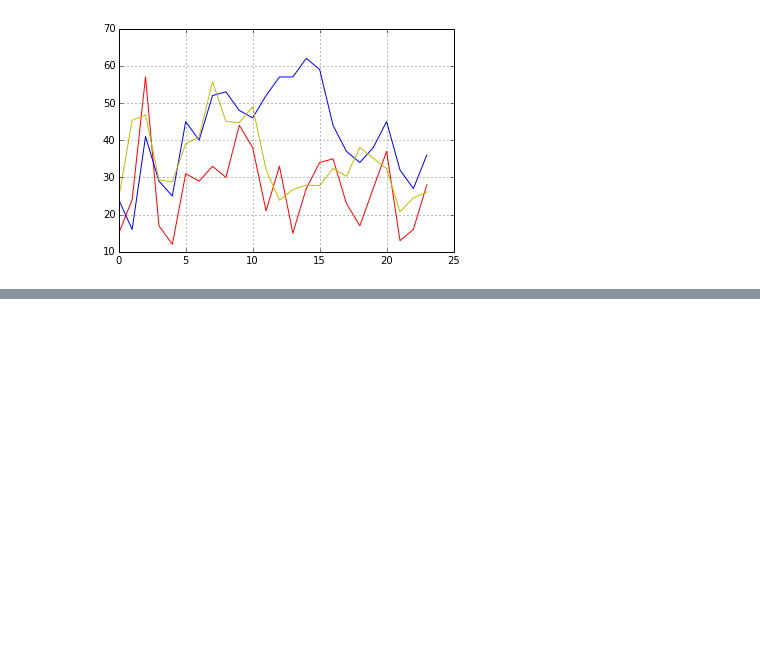
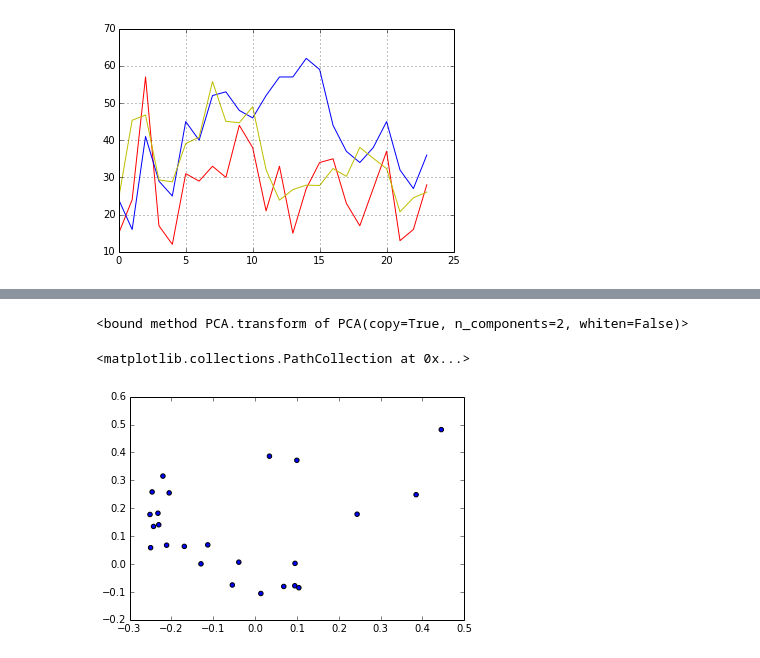
Before and after one commit to grepJimmyGu/capstone, a Jupyter notebook: Project.ipynb, the cells around one changed output, grey strips where cells are left out. Drawn from its saved outputs; the diff is of its cells as text; code cells hidden in the pictures; blank space fills up the shorter version.

```diff
--- a/Project.ipynb
+++ b/Project.ipynb
@@ -111,0 +118,15 @@ Time_score['0x10c'].plot(kind = 'line', color = 'Y')
+# %%
+import numpy as np
+from sklearn.decomposition import PCA
+pca = PCA(n_components=2)
+# np.array(Time_count.T.columns())
+Time_count = Time_count.drop('Time', axis = 1)
+pca.fit(np.array(Time_count.T))
+pca.explained_variance_ratio_
+# print pca.components_[0]
+print pca.transform
+plt.scatter(pca.components_[0], pca.components_[1])
+# %% [output]
+<bound method PCA.transform of PCA(copy=True, n_components=2, whiten=False)>
+<matplotlib.collections.PathCollection at 0x...>
+[figure, added]
```
Also changed, not shown: parts of 6 cells of this notebook.
